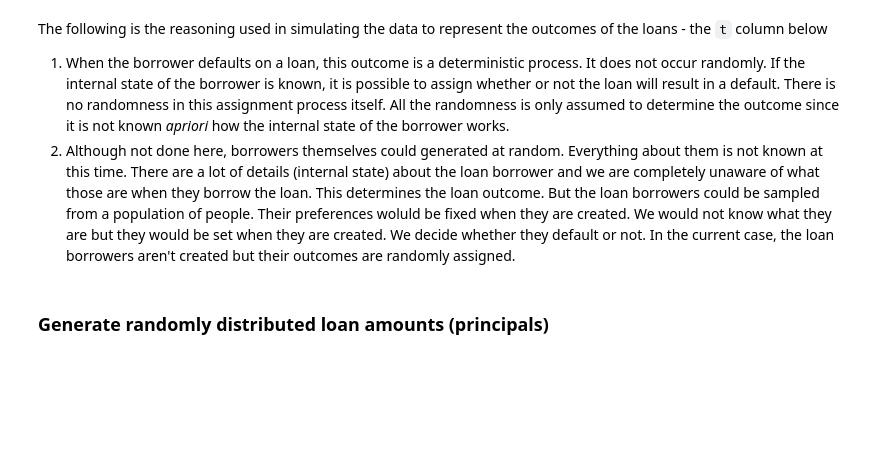
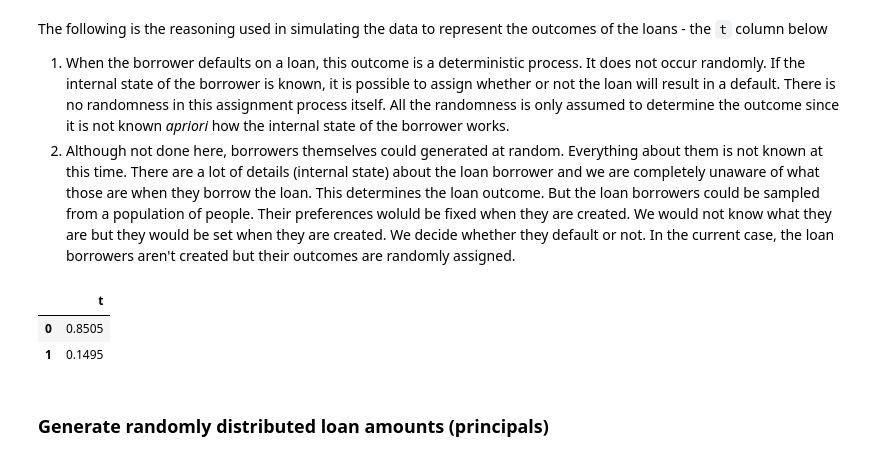
Before and after one commit to edesz/predict-loan-defaults, a Jupyter notebook: 0_scoping.ipynb, the cells around one changed output. Drawn from its saved outputs; the diff is of its cells as text; code cells hidden in the pictures; blank space fills up the shorter version.

```diff
--- a/0_scoping.ipynb
+++ b/0_scoping.ipynb
@@ -115,4 +153,15 @@ def calculate_ae_return(df, strategy="most_frequent", frac_defaults=0.15):
 The following is the reasoning used in simulating the data to represent the outcomes of the loans - the `t` column below
 1. When the borrower defaults on a loan, this outcome is a deterministic process. It does not occur randomly. If the internal state of the borrower is known, it is possible to assign whether or not the loan will result in a default. There is no randomness in this assignment process itself. All the randomness is only assumed to determine the outcome since it is not known *apriori* how the internal state of the borrower works.
 2. Although not done here, borrowers themselves could generated at random. Everything about them is not known at this time. There are a lot of details (internal state) about the loan borrower and we are completely unaware of what those are when they borrow the loan. This determines the loan outcome. But the loan borrowers could be sampled from a population of people. Their preferences woluld be fixed when they are created. We would not know what they are but they would be set when they are created. We decide whether they default or not. In the current case, the loan borrowers aren't created but their outcomes are randomly assigned.
+# %%
+df = pd.DataFrame(
+    Borrowers(frac_defaults, n_rows, class_labels).get_random_samples(),
+    index=range(n_rows),
+    columns=["t"],
+)
+display(df["t"].value_counts(normalize=True).to_frame())
+# %% [output]
+|  | t |
+| 0 | 0.8505 |
+| 1 | 0.1495 |
 # %%
```
Also changed, not shown: parts of 13 cells of this notebook, 1 other file.
